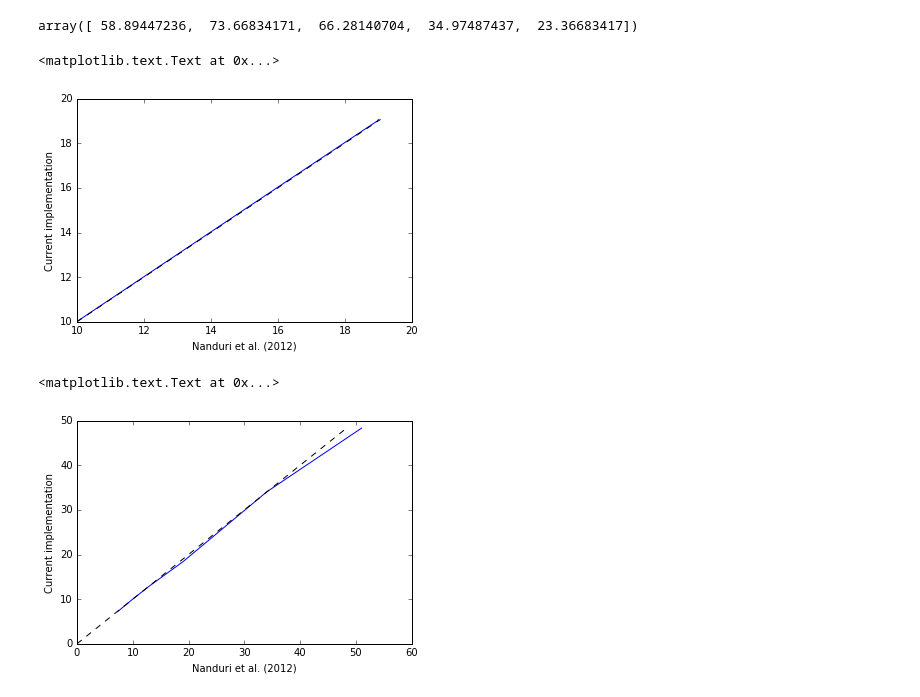
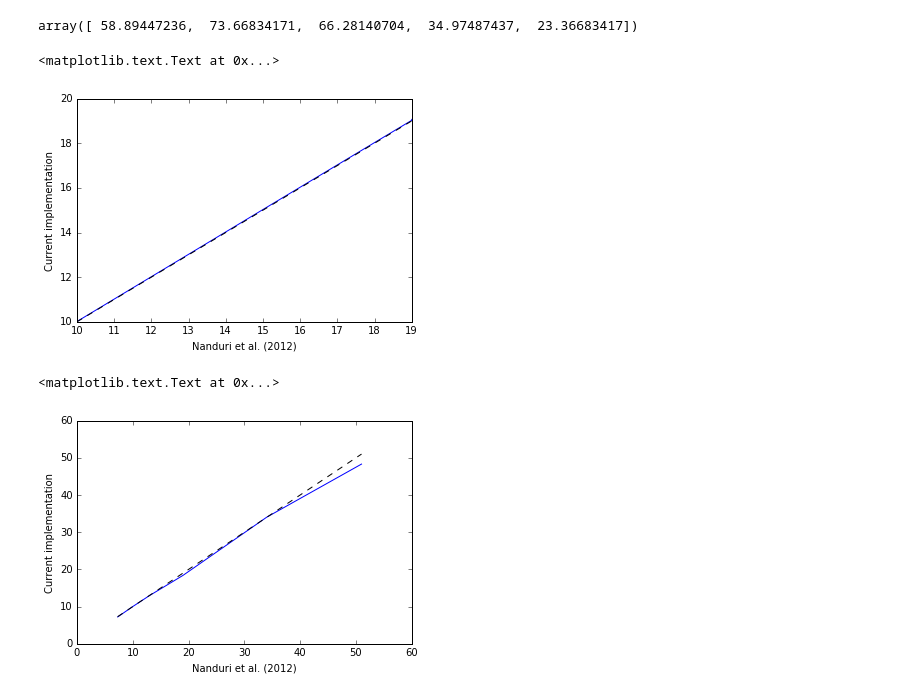
Before and after one commit to mbeyeler/pulse2percept, a Jupyter notebook: examples/notebooks/1.0-mb-exp-nanduri2012.ipynb, the cells around one changed output. Saved outputs shown, nothing was run; the diff lists cells and outputs as text; code cells hidden in the pictures.

Commit message:
fix plot axes

```diff
--- a/examples/notebooks/1.0-mb-exp-nanduri2012.ipynb
+++ b/examples/notebooks/1.0-mb-exp-nanduri2012.ipynb
@@ -156,24 +156,24 @@ for ampl,s in zip(all_amps, all_scale):
     B.append(R4.data.max())
 
 plt.plot(out_amps, B)
-plt.plot([10, B[-1]], [10, B[-1]], '--k')
+plt.plot([out_amps[0], out_amps[-1]], [out_amps[0], out_amps[-1]], '--k')
 plt.xlabel('Nanduri et al. (2012)')
 plt.ylabel('Current implementation')
 # %% [output]
 <matplotlib.text.Text at 0x...>
-[figure, old version]
+[figure, new version]
 # %%
 # Frequency plot is uncompromised
 B = []
 for freq in all_freqs:
     ntm.asymptote = all_scale[0]
     R4 = ntm.model_cascade(get_pulse_train(freq, all_amps[0]), dojit=True)
     B.append(R4.data.max())
 
 plt.plot(out_freqs, B)
-plt.plot([0, B[-1]], [0, B[-1]], '--k')
+plt.plot([out_freqs[0], out_freqs[-1]], [out_freqs[0], out_freqs[-1]], '--k')
 plt.xlabel('Nanduri et al. (2012)')
 plt.ylabel('Current implementation')
 # %% [output]
 <matplotlib.text.Text at 0x...>
-[figure, old version]
+[figure, new version]
```
